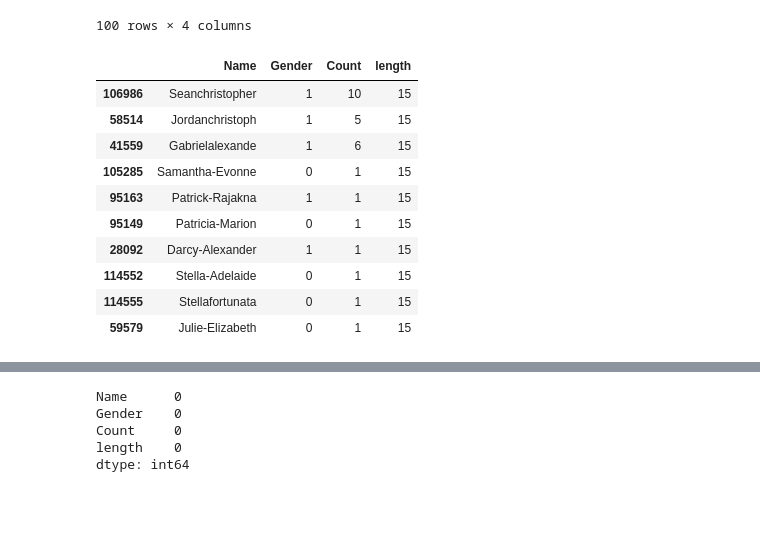
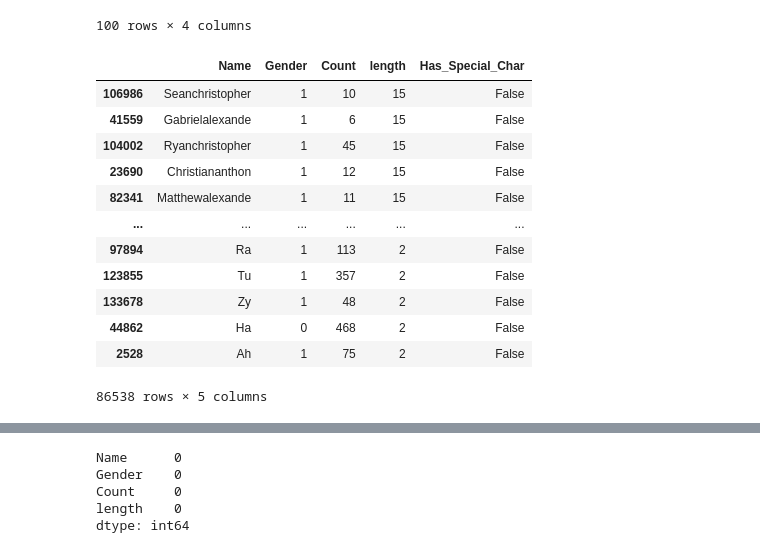
Before and after one commit to coldstrel/ML_project, a Jupyter notebook: ML_Project.ipynb, the cells around one changed output, grey strips where cells are left out. Drawn from its saved outputs; the diff is of its cells as text; code cells hidden in the pictures; blank space fills up the shorter version.

```diff
--- a/ML_Project.ipynb
+++ b/ML_Project.ipynb
@@ -137,20 +137,22 @@ df_names.head(100)
 # %%
 ## Remove names with one letter and bigger than 15
 df_names.drop(df_names[df_names['length'] > 15].index, inplace = True)
 df_names.drop(df_names[df_names['length'] == 1].index, inplace = True)
-df_names.head(10)
+df_names
 # %% [output]
-|  | Name | Gender | Count | length |
-| 106986 | Seanchristopher | 1 | 10 | 15 |
-| 58514 | Jordanchristoph | 1 | 5 | 15 |
-| 41559 | Gabrielalexande | 1 | 6 | 15 |
-| 105285 | Samantha-Evonne | 0 | 1 | 15 |
-| 95163 | Patrick-Rajakna | 1 | 1 | 15 |
-| 95149 | Patricia-Marion | 0 | 1 | 15 |
-| 28092 | Darcy-Alexander | 1 | 1 | 15 |
-| 114552 | Stella-Adelaide | 0 | 1 | 15 |
-| 114555 | Stellafortunata | 0 | 1 | 15 |
-| 59579 | Julie-Elizabeth | 0 | 1 | 15 |
+|  | Name | Gender | Count | length | Has_Special_Char |
+| 106986 | Seanchristopher | 1 | 10 | 15 | False |
+| 41559 | Gabrielalexande | 1 | 6 | 15 | False |
+| 104002 | Ryanchristopher | 1 | 45 | 15 | False |
+| 23690 | Christiananthon | 1 | 12 | 15 | False |
+| 82341 | Matthewalexande | 1 | 11 | 15 | False |
+| ... | ... | ... | ... | ... | ... |
+| 97894 | Ra | 1 | 113 | 2 | False |
+| 123855 | Tu | 1 | 357 | 2 | False |
+| 133678 | Zy | 1 | 48 | 2 | False |
+| 44862 | Ha | 0 | 468 | 2 | False |
+| 2528 | Ah | 1 | 75 | 2 | False |
+86538 rows × 5 columns
 # %%
 # Group by all columns and calculate size (count) for each group
 df_names.drop(df_names[df_names['Count'] <= 5].index, inplace = True)
```
Also changed, not shown: parts of 13 cells of this notebook.
